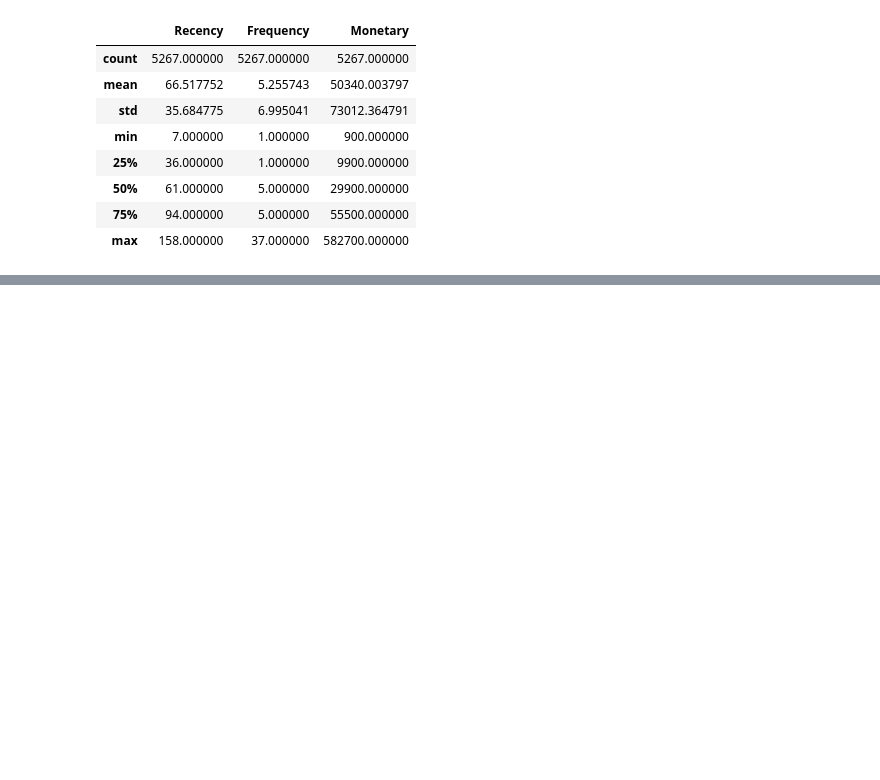
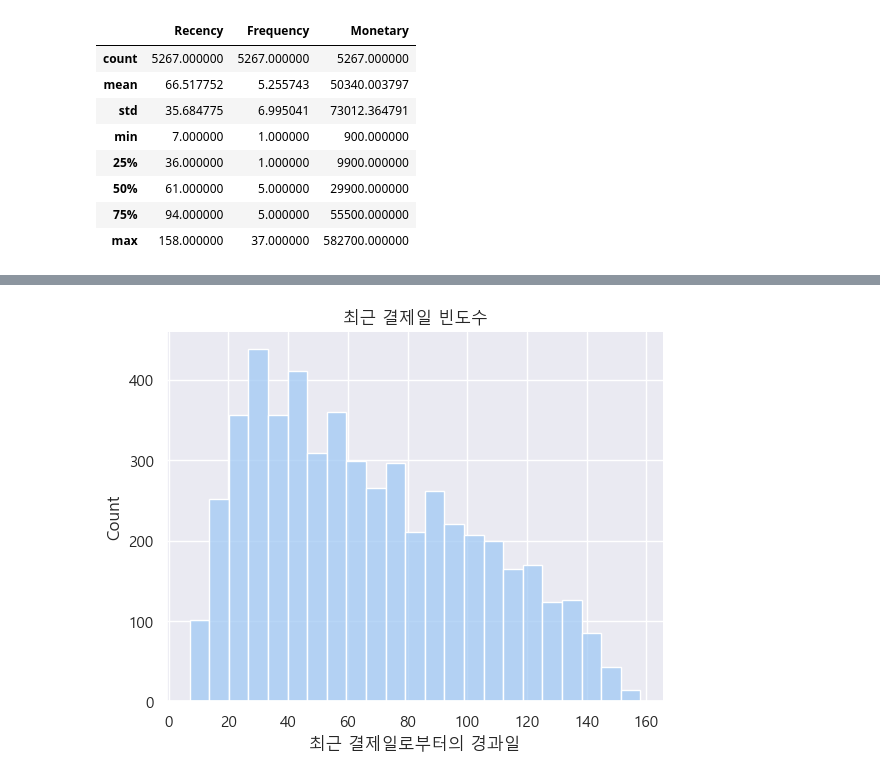
Before and after one commit to leejaesang6098/aiffel_study, a Jupyter notebook: 0823_node/RFM(빈도분석).ipynb, the cells around one changed output, grey strips where cells are left out. Cells and saved outputs as stored; diff of their text form; code cells hidden in the pictures; blank space fills up the shorter version.

```diff
--- a/0823_node/RFM(빈도분석).ipynb
+++ b/0823_node/RFM(빈도분석).ipynb
@@ -165,3 +160,7 @@ RFM_data.describe()
 | 50% | 61.000000 | 5.000000 | 29900.000000 |
 | 75% | 94.000000 | 5.000000 | 55500.000000 |
 | max | 158.000000 | 37.000000 | 582700.000000 |
+# %%
+# Recency 기준 정렬
+temp_var = RFM_data.sort_values(by=["Recency"], ascending=False)
+temp_var.head()
@@ -167,0 +175,7 @@ RFM_data.describe()
+# %%
+sns.histplot(data = temp_var["Recency"])
+plt.title("최근 결제일 빈도수")
+plt.xlabel("최근 결제일로부터의 경과일")
+plt.show()
+# %% [output]
+[figure, added]
```
Also changed, not shown: parts of 9 cells of this notebook.
